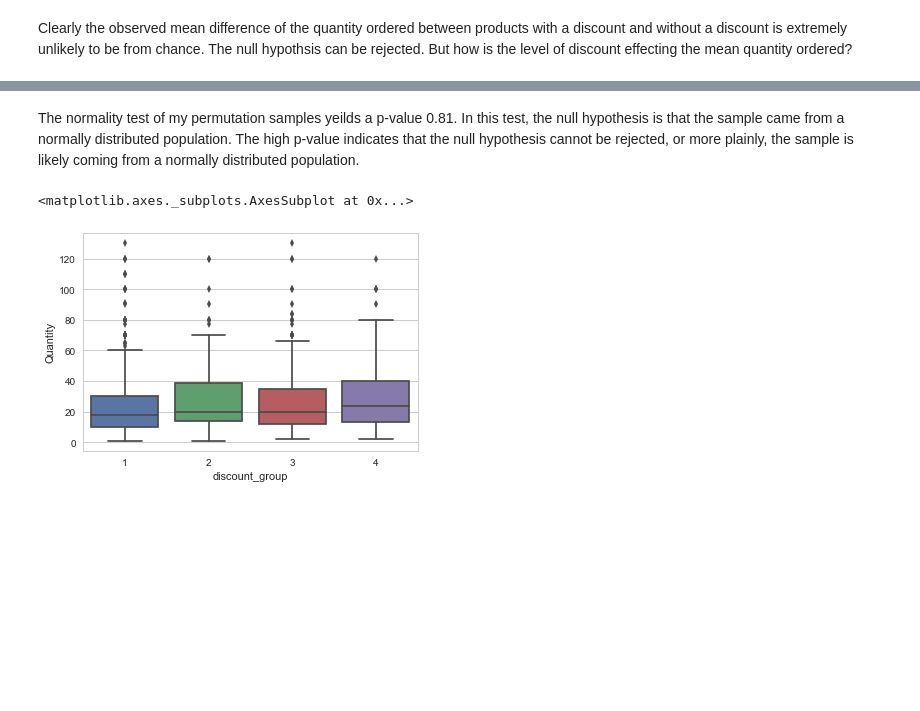
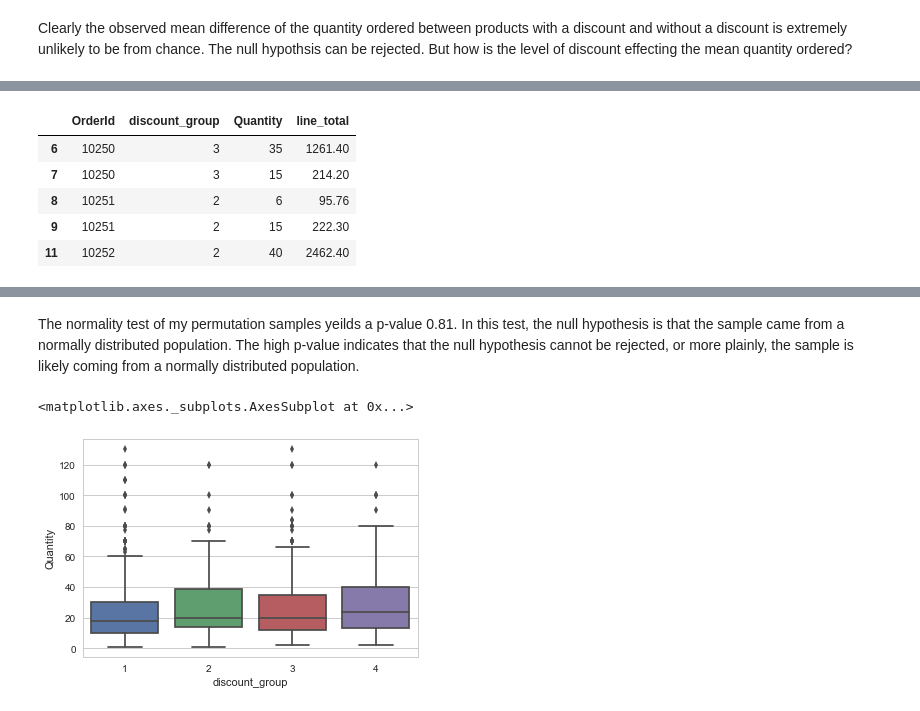
Before and after one commit to giorosati/dsc-2-final-project-online-ds-pt-100118, a Jupyter notebook: northwind_v3.ipynb, the cells around one changed output, grey strips where cells are left out. Saved outputs shown, nothing was run; the diff lists cells and outputs as text; code cells hidden in the pictures; blank space fills up the shorter version.

```diff
--- a/northwind_v3.ipynb
+++ b/northwind_v3.ipynb
@@ -580,0 +591,12 @@ Clearly the observed mean difference of the quantity ordered between products wi
+# %%
+# make a subset of order_detail records for each of the levels of discount.
+# Do some EDA on these three groups.
+temp_df = order_detail.loc[order_detail['discount_group'] != [1],['OrderId','discount_group','Quantity', 'line_total']].copy()
+temp_df.head()
+# %% [output]
+|  | OrderId | discount_group | Quantity | line_total |
+| 6 | 10250 | 3 | 35 | 1261.40 |
+| 7 | 10250 | 3 | 15 | 214.20 |
+| 8 | 10251 | 2 | 6 | 95.76 |
+| 9 | 10251 | 2 | 15 | 222.30 |
+| 11 | 10252 | 2 | 40 | 2462.40 |
```
Also changed, not shown: parts of 7 cells of this notebook.
